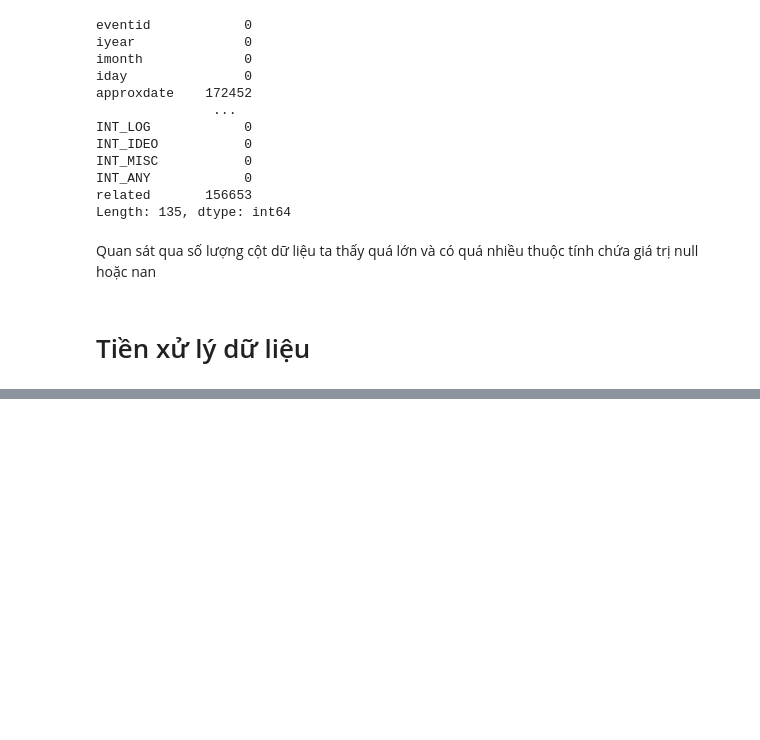
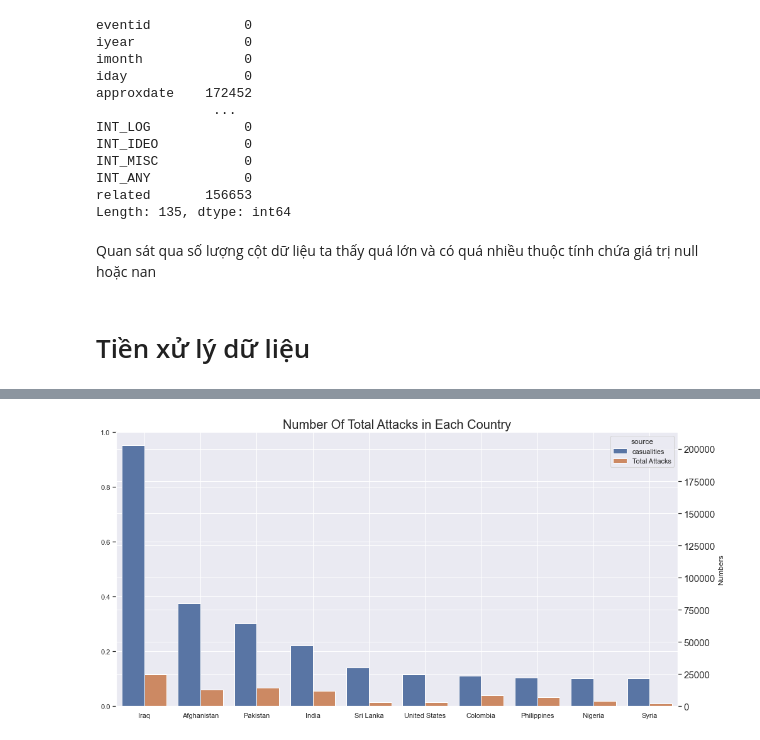
Before and after one commit to tuph-tech/LTKHDL-final, a Jupyter notebook: 1712861-PhanHuuTu.ipynb, the cells around one changed output, grey strips where cells are left out. Drawn from its saved outputs; the diff is of its cells as text; code cells hidden in the pictures; blank space fills up the shorter version.

```diff
--- a/1712861-PhanHuuTu.ipynb
+++ b/1712861-PhanHuuTu.ipynb
@@ -87,0 +323,38 @@ Quan sát qua số lượng cột dữ liệu ta thấy quá lớn và có quá
+# %%
+#dữ liệu 10 quốc gia có số lượng người chết và bị thương nhiều nhất
+country_casualities = df.groupby('country')['casualities'].sum()  \
+                      .to_frame().reset_index()  \
+                      .sort_values('casualities', ascending=False)[:10]
+
+#dữ liệu các quốc gia với số lượng cuộc khủng bố
+country_attacks = df['country'].value_counts().reset_index()
+country_attacks.columns = ['country', 'Total Attacks']
+
+#join 2 dữ liệu lại theo country (left join)
+tmp_df = country_casualities.set_index('country').join(country_attacks.set_index('country'), how='left')
+tmp_df.reset_index(inplace=True)
+tmp_df = tmp_df.sort_values(['casualities', 'Total Attacks'], ascending=False)
+
+# melt dữ liệu để vẽ 2 cột trong cùng 1 biểu đồ cột
+tmp_df_melt = pd.melt(tmp_df,
+                      id_vars='country',
+                      value_vars=['casualities','Total Attacks'],
+                      var_name ='source',
+                      value_name='Numbers')
+
+plt.twinx()
+# vẽ biểu đồ cột thể hiện số người bị ảnh hưởng và số cuộc khủng bố từng quốc gia(top 10)
+ax = sns.barplot(x='country', y='Numbers',
+                 hue='source',
+                 data=tmp_df_melt)
+
+# Thiết lập 1 số thuộc tính biểu đồ
+plt.xticks(rotation=35,
+           fontsize=15)
+plt.yticks(fontsize=15)
+
+plt.title('Number Of Total Attacks in Each Country', fontsize=20)
+
+plt.show()
+# %% [output]
+[figure, added]
```
Also changed, not shown: parts of 24 cells of this notebook.
